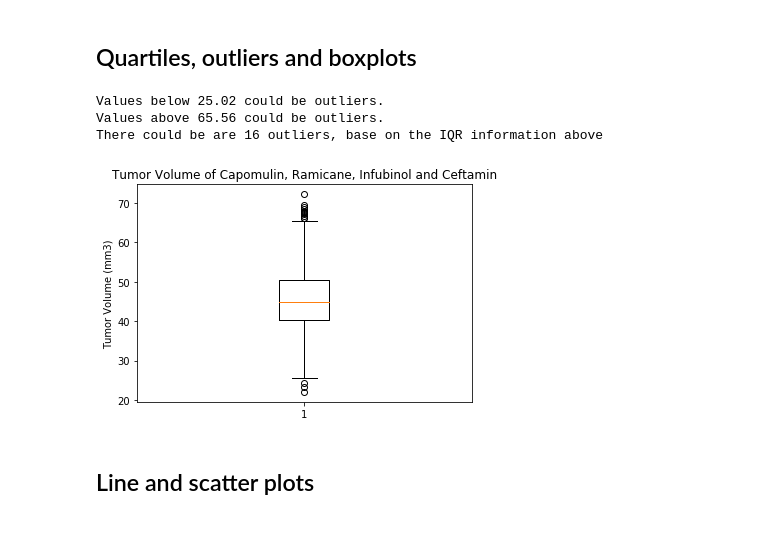
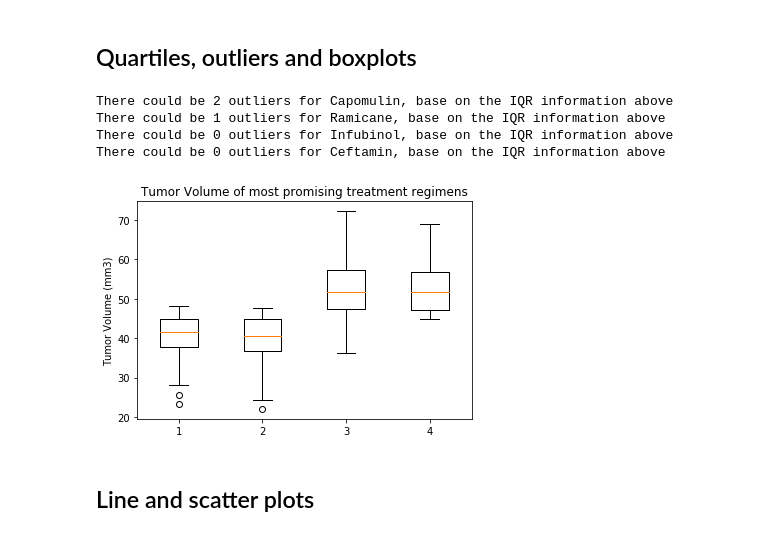
Before and after one commit to cckuqui/Matplotlib-challenge, a Jupyter notebook: pymaceuticals_starter.ipynb, the cells around one changed output. Saved outputs shown, nothing was run; the diff lists cells and outputs as text; code cells hidden in the pictures.

Commit message:
line plot complete and started scatter plot

```diff
--- a/pymaceuticals_starter.ipynb
+++ b/pymaceuticals_starter.ipynb
@@ -18,6 +18,6 @@ mouse_metadata = pd.read_csv(mouse_metadata)
 study_results = pd.read_csv(study_results)
 
 # Combine the data into a single dataset
-mouse_results = pd.merge(mouse_metadata,study_results,on='Mouse ID')
-mouse_results.head()
+mouse_results = pd.merge(study_results,mouse_metadata,on='Mouse ID',how='left')
+mouse_results
 # %% [output]
@@ -113,9 +119,9 @@ plt.show()
 # Calculate the final tumor volume of each mouse across four of the most promising treatment regimens. Calculate the IQR and quantitatively determine if there are any potential outliers.
 
 # Capomulin
-treatment_capo = mouse_results[(mouse_results['Drug Regimen']=='Capomulin'
+treatment_capo = mouse_results.loc[mouse_results['Drug Regimen']=='Capomulin']['Tumor Volume (mm3)']
 
-quartiles_capo = treatment_capo['Tumor Volume (mm3)'].quantile([.25,.5,.75])
+quartiles_capo = treatment_capo.quantile([.25,.5,.75])
 lowerq_capo = quartiles_capo[0.25]
 upperq_capo = quartiles_capo[0.75]
 iqr_capo = upperq_capo-lowerq_capo
@@ -123,12 +129,12 @@ iqr_capo = upperq_capo-lowerq_capo
 lower_bound_capo = lowerq_capo - (1.5*iqr_capo)
 upper_bound_capo = upperq_capo + (1.5*iqr_capo)
 
-outlier_volumes_capo = treatment_capo.loc[(treatment_capo['Tumor Volume (mm3)'] < lower_bound_capo) | (treatment_capo['Tumor Volume (mm3)'] > upper_bound_capo)]
+outlier_volumes_capo = treatment_capo.loc[(treatment_capo < lower_bound_capo) | (treatment_capo > upper_bound_capo)]
 
-# Ramicane
-treatment_rami = mouse_results['Drug Regimen']=='Ramicane'
+# # Ramicane
+treatment_rami = mouse_results.loc[(mouse_results['Drug Regimen']=='Ramicane')]['Tumor Volume (mm3)']
 
-quartiles_rami = treatment_rami['Tumor Volume (mm3)'].quantile([.25,.5,.75])
+quartiles_rami = treatment_rami.quantile([.25,.5,.75])
 lowerq_rami = quartiles_rami[0.25]
 upperq_rami = quartiles_rami[0.75]
 iqr_rami = upperq_rami-lowerq_rami
@@ -136,12 +142,12 @@ iqr_rami = upperq_rami-lowerq_rami
 lower_bound_rami = lowerq_rami - (1.5*iqr_rami)
 upper_bound_rami = upperq_rami + (1.5*iqr_rami)
 
-outlier_volumes_rami = treatment_rami.loc[(treatment_rami['Tumor Volume (mm3)'] < lower_bound_rami) | (treatment_rami['Tumor Volume (mm3)'] > upper_bound_rami)]
+outlier_volumes_rami = treatment_rami.loc[(treatment_rami < lower_bound_rami) | (treatment_rami > upper_bound_rami)]
 
 # Infubinol
-treatment_infu = mouse_results['Drug Regimen']=='Infubinol'
+treatment_infu = mouse_results.loc[(mouse_results['Drug Regimen']=='Infubinol')]['Tumor Volume (mm3)']
 
-quartiles_infu = treatment_infu['Tumor Volume (mm3)'].quantile([.25,.5,.75])
+quartiles_infu = treatment_infu.quantile([.25,.5,.75])
 lowerq_infu = quartiles_infu[0.25]
 upperq_infu = quartiles_infu[0.75]
 iqr_infu = upperq_infu-lowerq_infu
@@ -149,10 +155,12 @@ iqr_infu = upperq_infu-lowerq_infu
 lower_bound_infu = lowerq_infu - (1.5*iqr_infu)
 upper_bound_infu = upperq_infu + (1.5*iqr_infu)
 
+outlier_volumes_infu = treatment_infu.loc[(treatment_infu < lower_bound_infu) | (treatment_infu > upper_bound_infu)]
+
 # Ceftamin
-treatment_ceft = mouse_results['Drug Regimen']=='Ceftamin'
+treatment_ceft = mouse_results.loc[(mouse_results['Drug Regimen']=='Ceftamin')]['Tumor Volume (mm3)']
 
-quartiles_ceft = treatment_ceft['Tumor Volume (mm3)'].quantile([.25,.5,.75])
+quartiles_ceft = treatment_ceft.quantile([.25,.5,.75])
 lowerq_ceft = quartiles_ceft[0.25]
 upperq_ceft = quartiles_ceft[0.75]
 iqr_ceft = upperq_ceft-lowerq_ceft
@@ -160,23 +168,28 @@ iqr_ceft = upperq_ceft-lowerq_ceft
 lower_bound_ceft = lowerq_ceft - (1.5*iqr_ceft)
 upper_bound_ceft = upperq_ceft + (1.5*iqr_ceft)
 
-# print(f'Values below {round(lower_bound,2)} could be outliers.'')
-# print(f'Values above {round(upper_bound,2)} could be outliers.')
+outlier_volumes_ceft = treatment_ceft.loc[(treatment_ceft < lower_bound_ceft) | (treatment_ceft > upper_bound_ceft)]
 
-outlier_volumes = treatment_regiments.loc[(treatment_regiments['Tumor Volume (mm3)'] < lower_bound) | (treatment_regiments['Tumor Volume (mm3)'] > upper_bound)]
-# print(f'There could be are {len(outlier_volumes)} outliers, base on the IQR information above')
+# Print number of outliers
+print(f'There could be {len(outlier_volumes_capo)} outliers for Capomulin, base on the IQR information above')
+print(f'There could be {len(outlier_volumes_rami)} outliers for Ramicane, base on the IQR information above')
+print(f'There could be {len(outlier_volumes_infu)} outliers for Infubinol, base on the IQR information above')
+print(f'There could be {len(outlier_volumes_ceft)} outliers for Ceftamin, base on the IQR information above')
+# Capomulin, Ramicane, Infubinol, and Ceftamin
 # %% [output]
-Values below 25.02 could be outliers.
-Values above 65.56 could be outliers.
-There could be are 16 outliers, base on the IQR information above
+There could be 2 outliers for Capomulin, base on the IQR information above
+There could be 1 outliers for Ramicane, base on the IQR information above
+There could be 0 outliers for Infubinol, base on the IQR information above
+There could be 0 outliers for Ceftamin, base on the IQR information above
 # %%
 # Generate a box plot of the final tumor volume of each mouse across four regimens of interest
+data = [treatment_capo,treatment_rami,treatment_infu,treatment_ceft]
 fig1, ax1 = plt.subplots()
-ax1.set_title('Tumor Volume of Capomulin, Ramicane, Infubinol and Ceftamin')
+ax1.set_title('Tumor Volume of most promising treatment regimens')
 ax1.set_ylabel('Tumor Volume (mm3)')
-ax1.boxplot(treatment_regiments['Tumor Volume (mm3)'])
+ax1.boxplot(data)
 plt.show()
 # %% [output]
-[figure, old version]
+[figure, new version]
 # %% [markdown]
 ## Line and scatter plots
```
Also changed, not shown: parts of 7 cells of this notebook.
